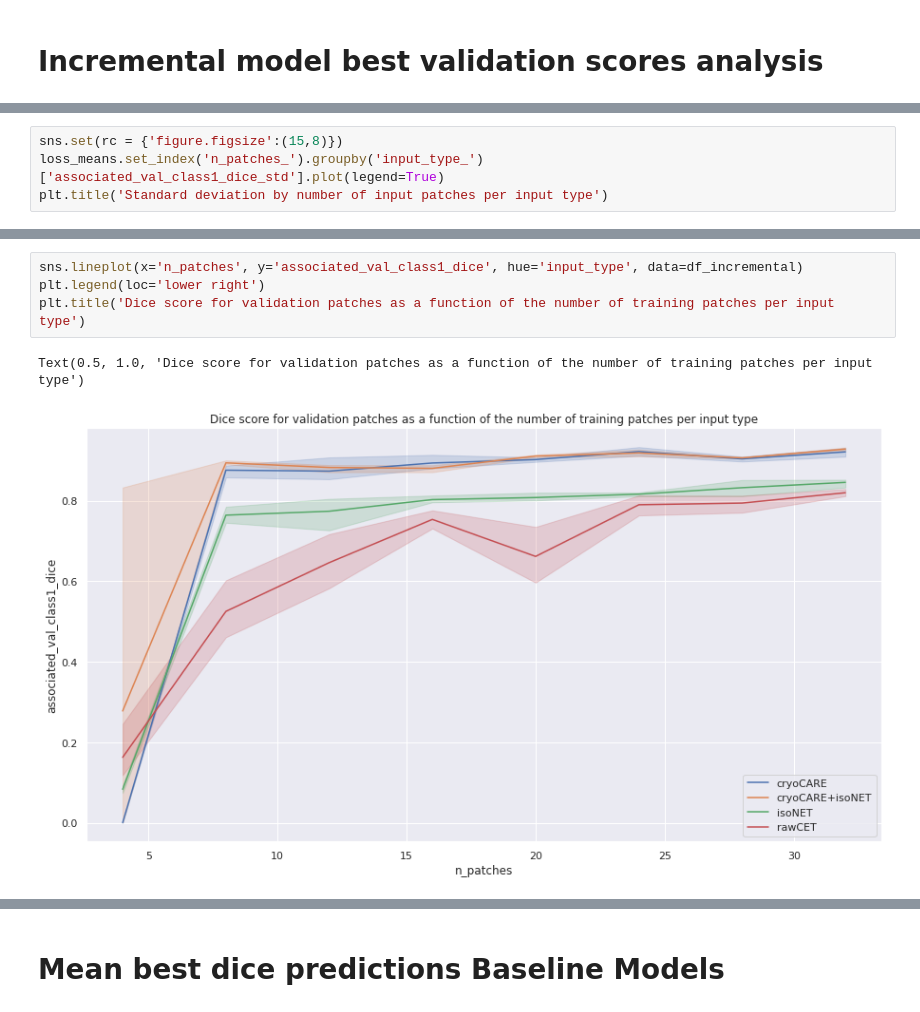
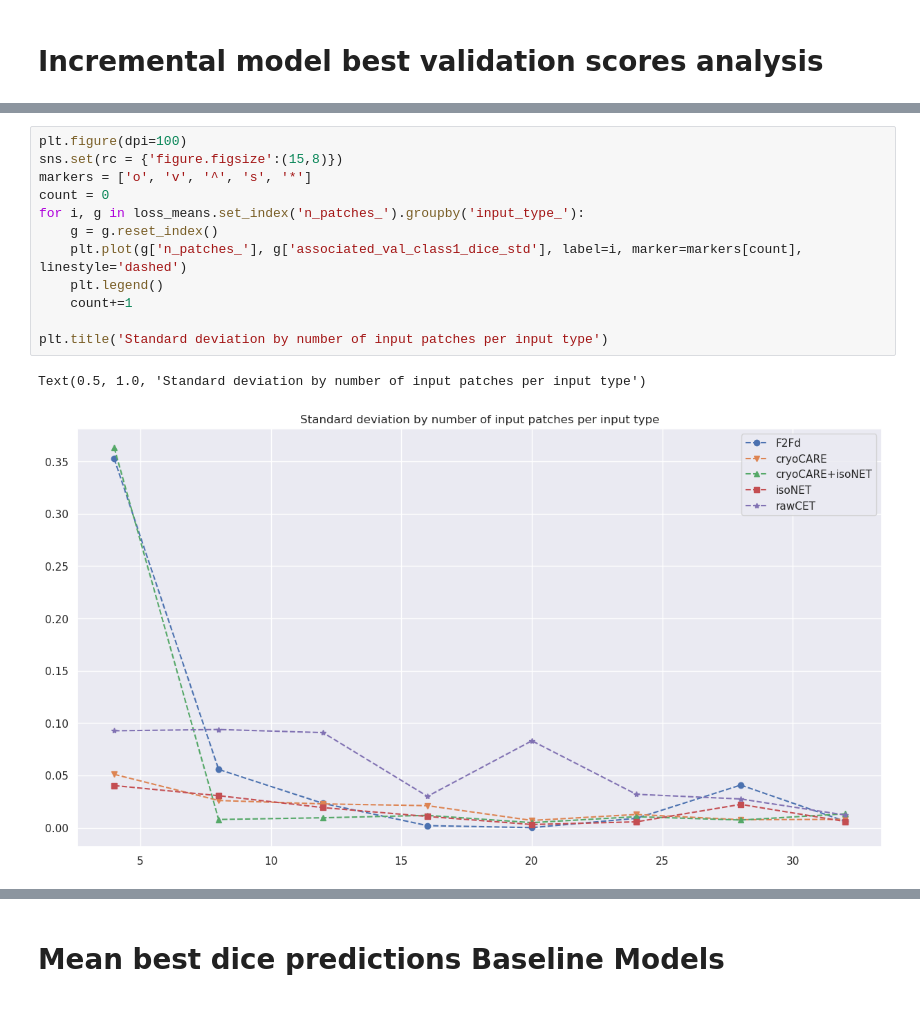
Before and after one commit to Fickincool/master-thesis, a Jupyter notebook: Notebooks/7.00_tomoSegmentPipeline/7.02_analyze_incremental_models.ipynb, the cells around one changed output, grey strips where cells are left out. Cells and saved outputs as stored; diff of their text form.

Commit message:
ISBI images and analysis of incremental models for membrane segmentation

```diff
--- a/Notebooks/7.00_tomoSegmentPipeline/7.02_analyze_incremental_models.ipynb
+++ b/Notebooks/7.00_tomoSegmentPipeline/7.02_analyze_incremental_models.ipynb
@@ -171,4 +166,0 @@ loss_means[['input_type_', 'n_patches_', 'best_val_loss_epoch_count']].drop_dupl
-# %%
-sns.set(rc = {'figure.figsize':(15,8)})
-loss_means.set_index('n_patches_').groupby('input_type_')['associated_val_class1_dice_std'].plot(legend=True)
-plt.title('Standard deviation by number of input patches per input type')
@@ -178,7 +167,15 @@ Text(0.5, 1.0, 'Standard deviation by number of input patches per input type')
-# %%
-sns.lineplot(x='n_patches', y='associated_val_class1_dice', hue='input_type', data=df_incremental)
-plt.legend(loc='lower right')
-plt.title('Dice score for validation patches as a function of the number of training patches per input type')
-# %% [output]
-Text(0.5, 1.0, 'Dice score for validation patches as a function of the number of training patches per input type')
-[figure, removed]
+# %%
+plt.figure(dpi=100)
+sns.set(rc = {'figure.figsize':(15,8)})
+markers = ['o', 'v', '^', 's', '*']
+count = 0
+for i, g in loss_means.set_index('n_patches_').groupby('input_type_'):
+    g = g.reset_index()
+    plt.plot(g['n_patches_'], g['associated_val_class1_dice_std'], label=i, marker=markers[count], linestyle='dashed')
+    plt.legend()
+    count+=1
+
+plt.title('Standard deviation by number of input patches per input type')
+# %% [output]
+Text(0.5, 1.0, 'Standard deviation by number of input patches per input type')
+[figure, added]
```
Also changed, not shown: parts of 22 cells of this notebook.
